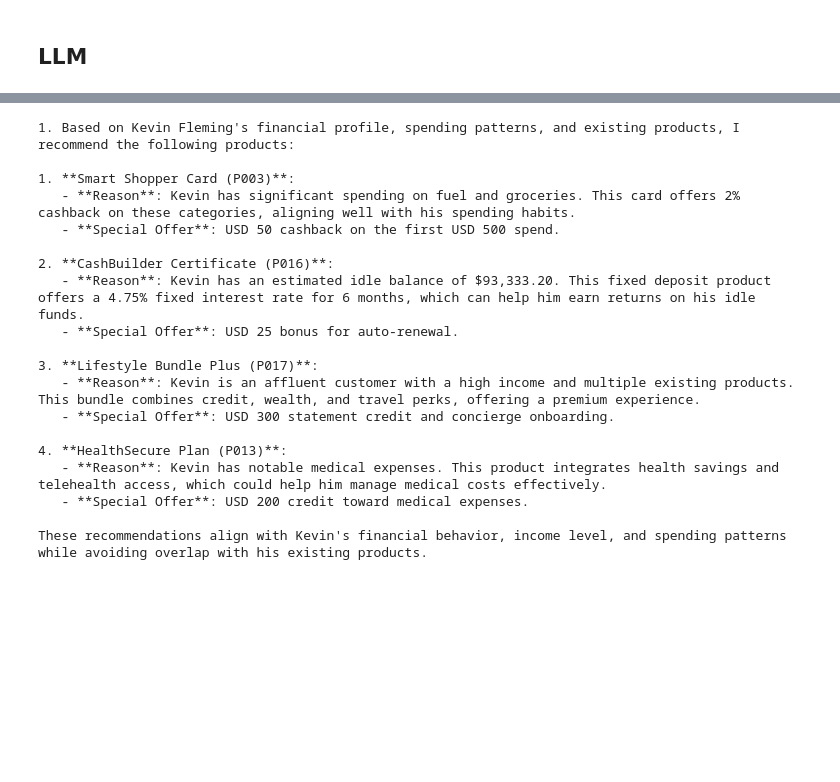
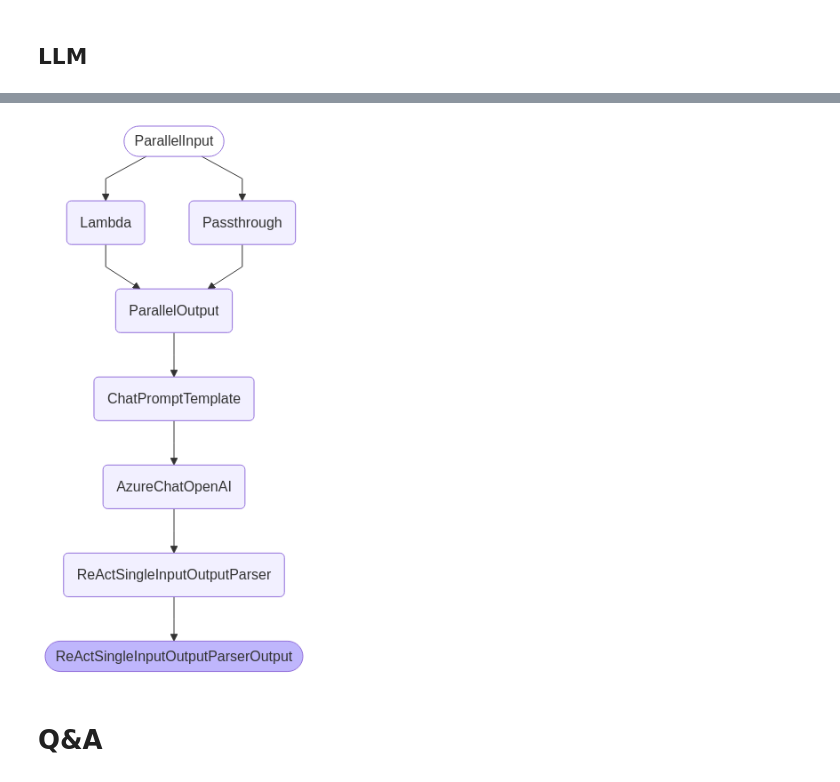
Before and after one commit to sujay1990-vm/vm-GenAI_BI, a Jupyter notebook: app/Mock data - cross selling.ipynb, the cells around one changed output, grey strips where cells are left out. Saved outputs shown, nothing was run; the diff lists cells and outputs as text; code cells hidden in the pictures; blank space fills up the shorter version.

```diff
--- a/app/Mock data - cross selling.ipynb
+++ b/app/Mock data - cross selling.ipynb
@@ -447,6 +447,8 @@ from langchain.prompts import ChatPromptTemplate, MessagesPlaceholder
 from langchain_openai import AzureChatOpenAI
 from prompts import *
 import re
+
+eligibility_df = pd.read_csv("products.csv").fillna({"excludes": ""})
 
 conn = sqlite3.connect("cross_selling.db")
 
@@ -624,13 +666,13 @@ scientific_calculator.description = "Perform numeric calculations such as averag
 
 fetch_schema_info.description = (
     "Use this tool to retrieve the database schema (tables, columns, types) "
-    "from the predefined SCHEMA_INFO string before using run_sql rool"
+    "Use this tool for any doubts with tables"
 )
 
 run_sql.description = (
     "Use this tool to execute raw SQL statements. "
     "Accepts one or multiple semicolon-separated queries. "
-    "other statements return execution status."
+    "Use this tool to resolve data related doubts in Thoughts"
     "use fetch_schema tool before using this tool"
 )
 
@@ -642,3 +684,16 @@ analyze_customer_behavior.description = (
 clean_sql_statement.description = (
     "Use this tool to take any raw SQL (even wrapped in markdown fences) "
     "and return a single clean SQL string, ready for execution." )
+
+filter_eligible_products.description = (
+    "► Purpose\n"
+    "    Hard-screen a list of candidate product IDs, removing anything the customer "
+    "    is not legally or sensibly allowed to open.\n\n"
+    "► When to call\n"
+    "    • Right after you generate (or retrieve) a pool of potential offers.\n"
+    "    • BEFORE you run propensity models or bundle optimizers.\n\n"
+    "► Rule set\n"
+    "    Uses a pre-loaded products.csv (min_age, min_income, "
+    "    min_credit_score, excludes list) **and** the customer's existing holdings "
+    "    to decide eligibility deterministically."
+)
@@ -790,8 +749,8 @@ prompt = ChatPromptTemplate.from_messages(
     ]
 )
 
-tools = [fetch_customer_profile, analyze_customer_behavior, fetch_product_catalog, fetch_owned_products, fetch_schema_info, run_sql ,clean_sql_statement ]
-# tools = [fetch_schema_info, run_sql  , clean_sql_statement]
+# tools = [fetch_customer_profile, analyze_customer_behavior, fetch_product_catalog, fetch_owned_products, fetch_schema_info, run_sql ,clean_sql_statement ]
+tools = [fetch_schema_info, run_sql  , clean_sql_statement,analyze_customer_behavior,filter_eligible_products]
 
 agent = create_react_agent(
     llm=llm,
@@ -808,13 +767,6 @@ agent_executor = AgentExecutor(
     return_intermediate_steps=True
 )
 
-user_query = "How much did Kevin Fleming spend in total over how many days?"
-# user_query = "Recommend products for Kevin Fleming based on his current products and expenditures."
-# user_query = "Give me a view of all transactions by David Brown"
-# user_query = "Give me customer info for DAvid Brown"
-# user_query = "How many total customers bought more than 2 products ?"
-response = agent_executor.invoke({"input": user_query})
 
-output_text = response.get('output', '')
 
 # Pretty print with wrapping at 100 characters
@@ -865,25 +799,17 @@ def format_recommendation_summary(raw_text):
         formatted_output += "\n"
 
     return textwrap.dedent(formatted_output)
-# %%
-print(format_recommendation_summary(output_text))
-# %% [output]
-1. Based on Kevin Fleming's financial profile, spending patterns, and existing products, I recommend the following products:
-
-1. **Smart Shopper Card (P003)**:
-   - **Reason**: Kevin has significant spending on fuel and groceries. This card offers 2% cashback on these categories, aligning well with his spending habits.
-   - **Special Offer**: USD 50 cashback on the first USD 500 spend.
-
-2. **CashBuilder Certificate (P016)**:
-   - **Reason**: Kevin has an estimated idle balance of $93,333.20. This fixed deposit product offers a 4.75% fixed interest rate for 6 months, which can help him earn returns on his idle funds.
-   - **Special Offer**: USD 25 bonus for auto-renewal.
-
-3. **Lifestyle Bundle Plus (P017)**:
-   - **Reason**: Kevin is an affluent customer with a high income and multiple existing products. This bundle combines credit, wealth, and travel perks, offering a premium experience.
-   - **Special Offer**: USD 300 statement credit and concierge onboarding.
-
-4. **HealthSecure Plan (P013)**:
-   - **Reason**: Kevin has notable medical expenses. This product integrates health savings and telehealth access, which could help him manage medical costs effectively.
-   - **Special Offer**: USD 200 credit toward medical expenses.
-
-These recommendations align with Kevin's financial behavior, income level, and spending patterns while avoiding overlap with his existing products.
+# %%
+from IPython.display import display, Image
+# 4) Visualize its reasoning graph (mermaid)
+display(
+    Image(
+        agent
+        .get_graph()
+        .draw_mermaid_png()
+    )
+)
+# %% [output]
+[figure, added]
+# %% [markdown]
+# Q&A
```
Also changed, not shown: parts of 17 cells of this notebook, 3 other files.
